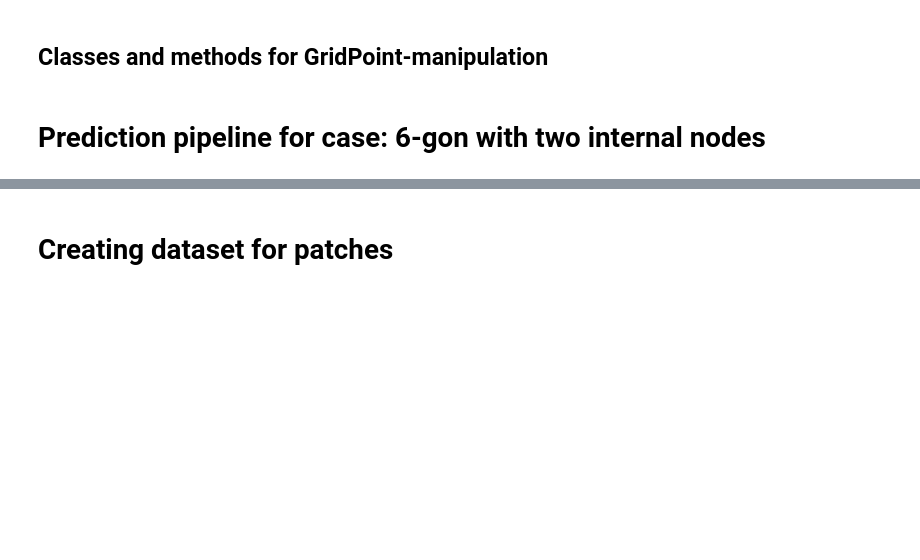
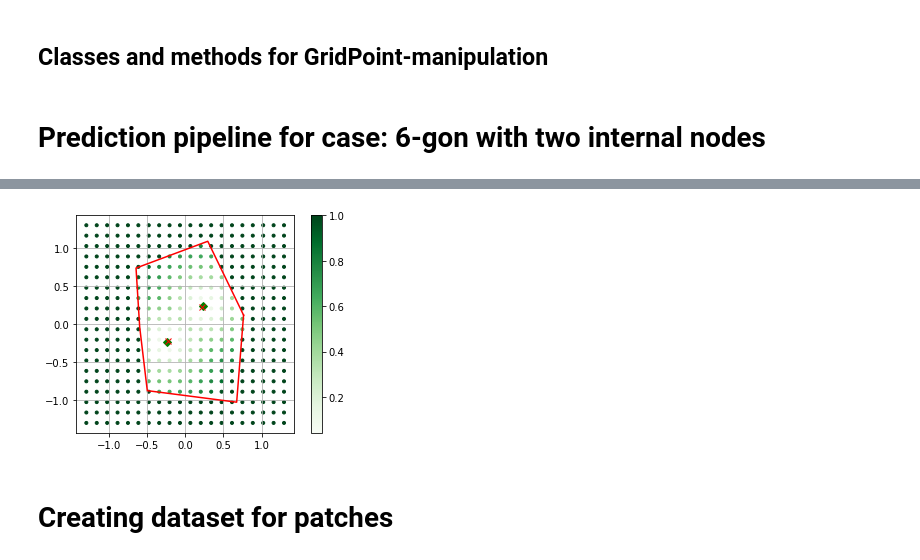
Before and after one commit to Siljekka/GrasshopperMeshAI, a Jupyter notebook: MeshPoints/MachineLearning/nn2.ipynb, the cells around one changed output, grey strips where cells are left out. Drawn from its saved outputs; the diff is of its cells as text; code cells hidden in the pictures; blank space fills up the shorter version.

```diff
--- a/MeshPoints/MachineLearning/nn2.ipynb
+++ b/MeshPoints/MachineLearning/nn2.ipynb
@@ -467,32 +484,34 @@ plt.gca().set_aspect('equal')
 # %%
 # Test data
 point_grid_test = generate_point_grid()
-test_points = [(-0.123, -0.234), (0.123, 0.234), (0.4, -0.2)]
+test_points = [(-0.234, -0.234), (0.234, 0.234)]
 transformed_contour = pp.procrustes(pp.create_random_ngon(6))['transformed_contour']
 calculate_score(point_grid_test, test_points, transformed_contour)
 
-internal_nodes = generate_internal_nodes_from_grid_score(point_grid_test, 3)
+internal_nodes = generate_internal_nodes_from_grid_score(point_grid_test, len(test_points))
 
 # Try to scatter plot grid points to see whats going on
 flat_pgp = [point for row in point_grid_test for point in row]
 
 pgp_x = [p.x for p in flat_pgp]
 pgp_y = [p.y for p in flat_pgp]
 pgp_s = [p.score for p in flat_pgp]
 
 # Plot predicted points (green)
 plt.grid(b=True)
 plt.plot([x[0] for x in test_points], [y[1] for y in test_points], 'gD')
 plt.plot([x[0] for x in internal_nodes], [y[1] for y in internal_nodes], 'rx')
 
 # Plot transformed contour
 pp.plot_polygon(transformed_contour, style='r')
 
 # Plot point grid
 plt.scatter(pgp_x, pgp_y, c=pgp_s, cmap=plt.cm.Greens, marker='.')
 plt.colorbar()
 
 plt.gca().set_aspect('equal')
+# %% [output]
+[figure, added]
 # %% [markdown]
 # Creating dataset for patches
 # %%
```
Also changed, not shown: parts of 7 cells of this notebook.
